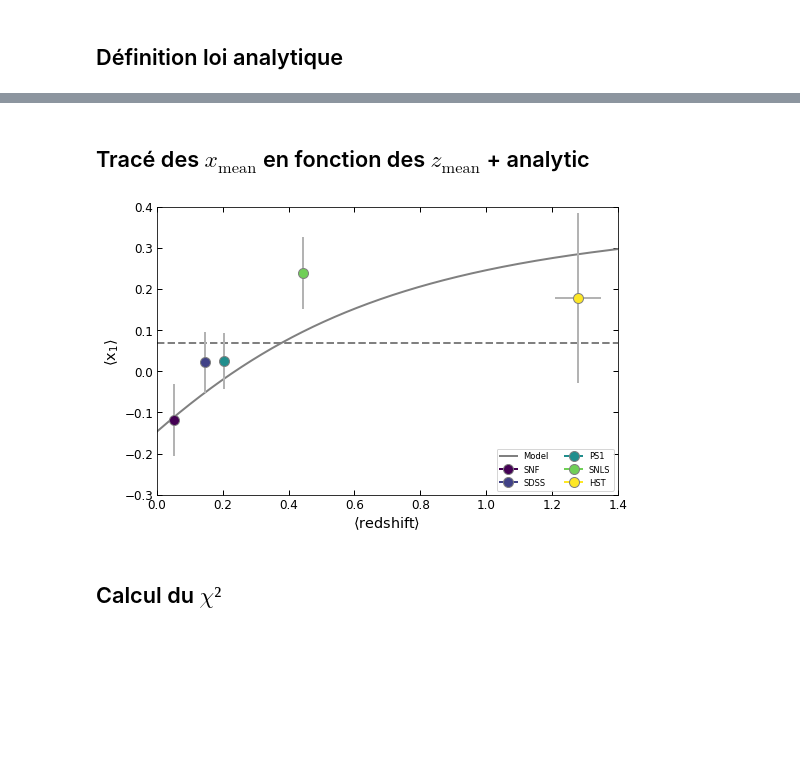
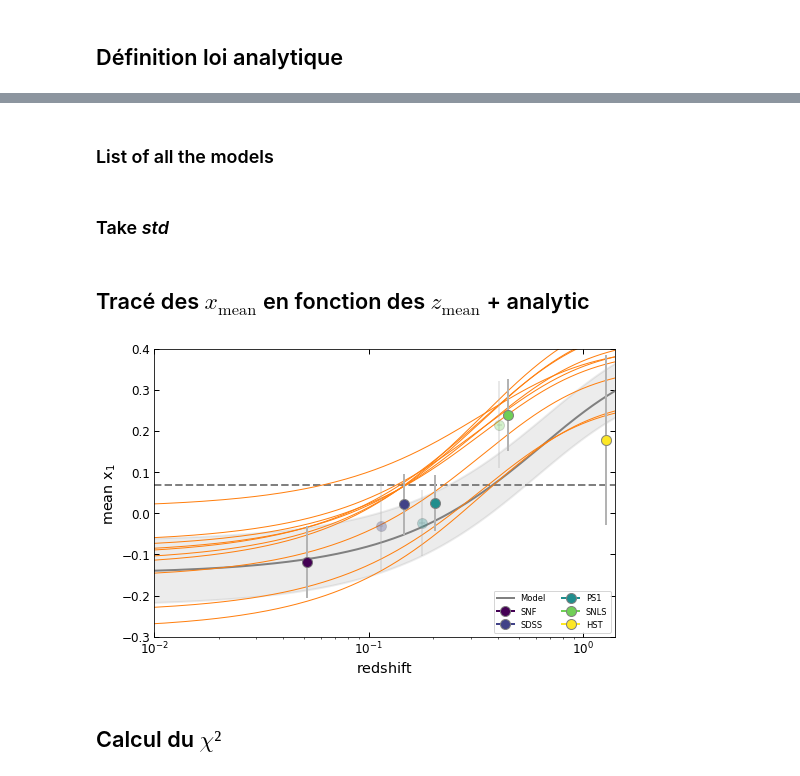
Before and after one commit to Nora-n/variaIa, a Jupyter notebook: notebooks/plots_evolsnf.ipynb, the cells around one changed output, grey strips where cells are left out. Saved outputs shown, nothing was run; the diff lists cells and outputs as text; code cells hidden in the pictures; blank space fills up the shorter version.

```diff
--- a/notebooks/plots_evolsnf.ipynb
+++ b/notebooks/plots_evolsnf.ipynb
@@ -126,0 +209,4 @@ def age_law_snf(z):
+# %%
+cov = im.Minuit.matrix(evolSNF.m_tot)
+mean = [evolSNF.m_tot.values[i] for i in range(5)]
+param_hesse_mat = scipy.stats.multivariate_normal.rvs(mean=mean, cov=cov, size=500)
@@ -127,44 +215,70 @@ def age_law_snf(z):
+# %%
+param_hesse_cut = param_hesse_mat[:,[0,1,3]]
+# %% [markdown]
+### List of all the models
+# %%
+zlin = np.linspace(0, 2.65, 1000)
+models_hesse = [[age_law_gen(zi, param_hesse) for zi in zlin] for param_hesse in param_hesse_cut]
+models_hesse = np.asarray(models_hesse)
+# %% [markdown]
+### Take _std_
+# %%
+models_std = np.std(models_hesse, axis=0)
 # %% [markdown]
 ## Tracé des $x_{\text{mean}}$ en fonction des $z_{\text{mean}}$ + analytic
 # %%
 fig = plt.figure(figsize=[8, 5])
 ax = fig.add_axes([0.1, 0.12, 0.8, 0.8])
-
 
 prop = dict(marker="o", ms=10, ecolor="0.7", lw=2, mew=1, mec="0.5", zorder=5)
 
 for survey in surveys:
     ax.errorbar(z_mean[survey], x1_mean[survey],
                 xerr = z_std[survey]/np.sqrt(len(z_zcuts[survey])),
                 yerr = x1_std[survey]/np.sqrt(len(x1_zcuts[survey])),
                 color = colors[survey], label = survey, **prop)
+    ax.errorbar(z_inf_mean[survey], x1_inf_mean[survey],
+                xerr = z_inf_std[survey]/np.sqrt(len(z_zinfcuts[survey])),
+                yerr = x1_inf_std[survey]/np.sqrt(len(x1_zinfcuts[survey])),
+                color = colors[survey], **prop,
+                alpha=.3)
 
 #ax.plot(zz, np.mean(x1_z, axis=1), color="0.7", zorder=2, label="BiGaussianModel")
 ax.axhline(np.mean(list(x1_mean.values())), lw=2, ls="--", color="0.5")
 
 zz = np.linspace(0,1.4,1000)
 
 ax.plot(zz, age_law_snf(zz),
         color="0.5", lw=2, label='Model')
 
+nb_mod = 10
+ran_mod = np.random.choice(500, nb_mod)
+
+for i in range(nb_mod):
+    ax.plot(zz, models_hesse[ran_mod[i]], color="C1", lw=1)
+
+ax.fill_between(zlin, age_law_snf(zlin) + models_std,
+                age_law_snf(zlin) - models_std,
+                color="0.3", alpha=.1, lw=2)
+
 ax.tick_params(direction = 'in',
                length = 5, width = 1,
                labelsize = 12,
                top = True, right = True)
 
-ax.set_xlim(0, 1.4)
+ax.set_xlim(0.01, 1.4)
+ax.set_xscale('log')
 ax.set_ylim(-0.3, 0.4)
 
-ax.set_xlabel(r"$\langle\mathrm{redshift} \rangle$ ", fontsize="x-large")
-ax.set_ylabel(r"$\langle\mathrm{x}_1 \rangle$ ", fontsize="x-large")
-
+ax.set_xlabel(r"$\mathrm{redshift}$ ", fontsize="x-large")
+ax.set_ylabel(r"$\mathrm{mean\,\,x}_1$ ", fontsize="x-large")
 
 ax.legend(loc="lower right", ncol=2, fontsize="small")
 
 fig=plt.gcf()
-fig.savefig('../../../Images/stretchevol_model_maglim-cuts.pdf')
+#fig.savefig('../../../Images/stretchevol_model_maglim-cuts.pdf')
 # %% [output]
-[figure, old version]
+[figure, new version]
 # %% [markdown]
 ## Calcul du $\chi²$
 # %%
```
Also changed, not shown: parts of 7 cells of this notebook, 5 other files.
